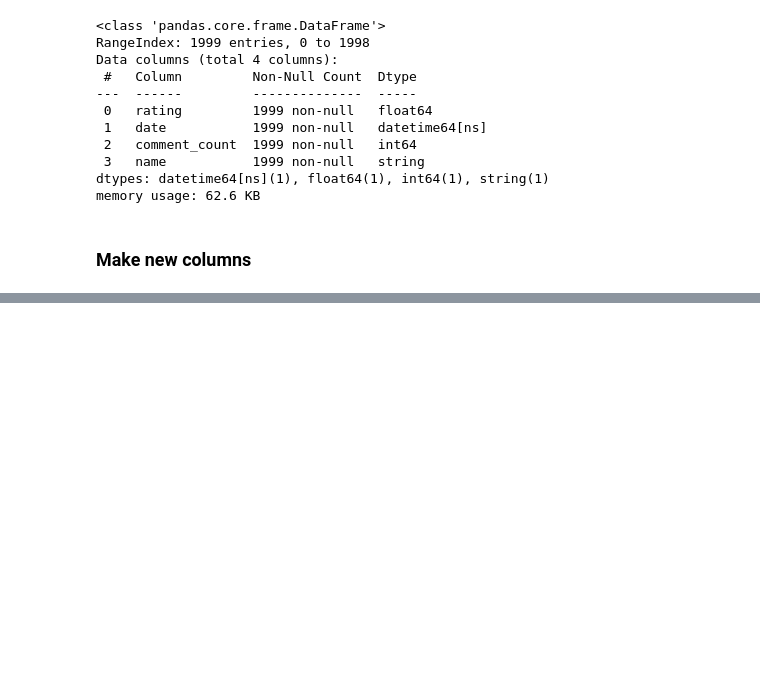
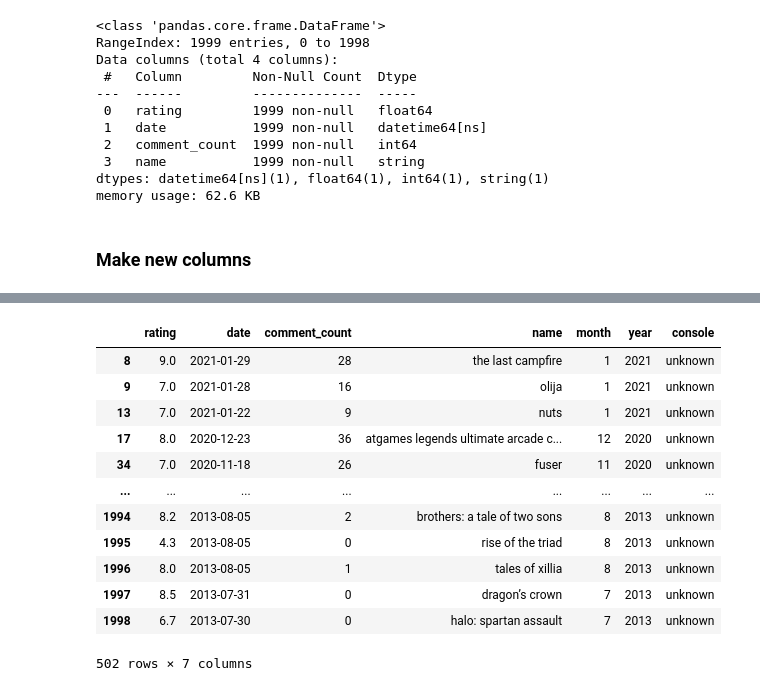
Before and after one commit to tibrado/game-reviews-and-iteractions, a Jupyter notebook: src/EDA.ipynb, the cells around one changed output, grey strips where cells are left out. Cells and saved outputs as stored; diff of their text form; code cells hidden in the pictures; blank space fills up the shorter version.

```diff
--- a/src/Untitled.ipynb
+++ b/src/EDA.ipynb
@@ -88,0 +92,4 @@ df[df['console'] == 'unknown' and ].tail(100)
+# %%
+# quantiles of rating and comments
+Q_rate = df['rating'].describe()[3:]
+Q_ccount = df['comment_count'].describe()[3:]
@@ -88,0 +105,16 @@ df[df['console'] == 'unknown' and ].tail(100)
+# %%
+df[ if df['comment_count'] <= Q_ccount[1] ]
+# %% [output]
+|  | rating | date | comment_count | name | month | year | console |
+| 8 | 9.0 | 2021-01-29 | 28 | the last campfire | 1 | 2021 | unknown |
+| 9 | 7.0 | 2021-01-28 | 16 | olija | 1 | 2021 | unknown |
+| 13 | 7.0 | 2021-01-22 | 9 | nuts | 1 | 2021 | unknown |
+| 17 | 8.0 | 2020-12-23 | 36 | atgames legends ultimate arcade c... | 12 | 2020 | unknown |
+| 34 | 7.0 | 2020-11-18 | 26 | fuser | 11 | 2020 | unknown |
+| ... | ... | ... | ... | ... | ... | ... | ... |
+| 1994 | 8.2 | 2013-08-05 | 2 | brothers: a tale of two sons | 8 | 2013 | unknown |
+| 1995 | 4.3 | 2013-08-05 | 0 | rise of the triad | 8 | 2013 | unknown |
+| 1996 | 8.0 | 2013-08-05 | 1 | tales of xillia | 8 | 2013 | unknown |
+| 1997 | 8.5 | 2013-07-31 | 0 | dragon’s crown | 7 | 2013 | unknown |
+| 1998 | 6.7 | 2013-07-30 | 0 | halo: spartan assault | 7 | 2013 | unknown |
+502 rows × 7 columns
```
Also changed, not shown: parts of 10 cells of this notebook, 1 other file.
